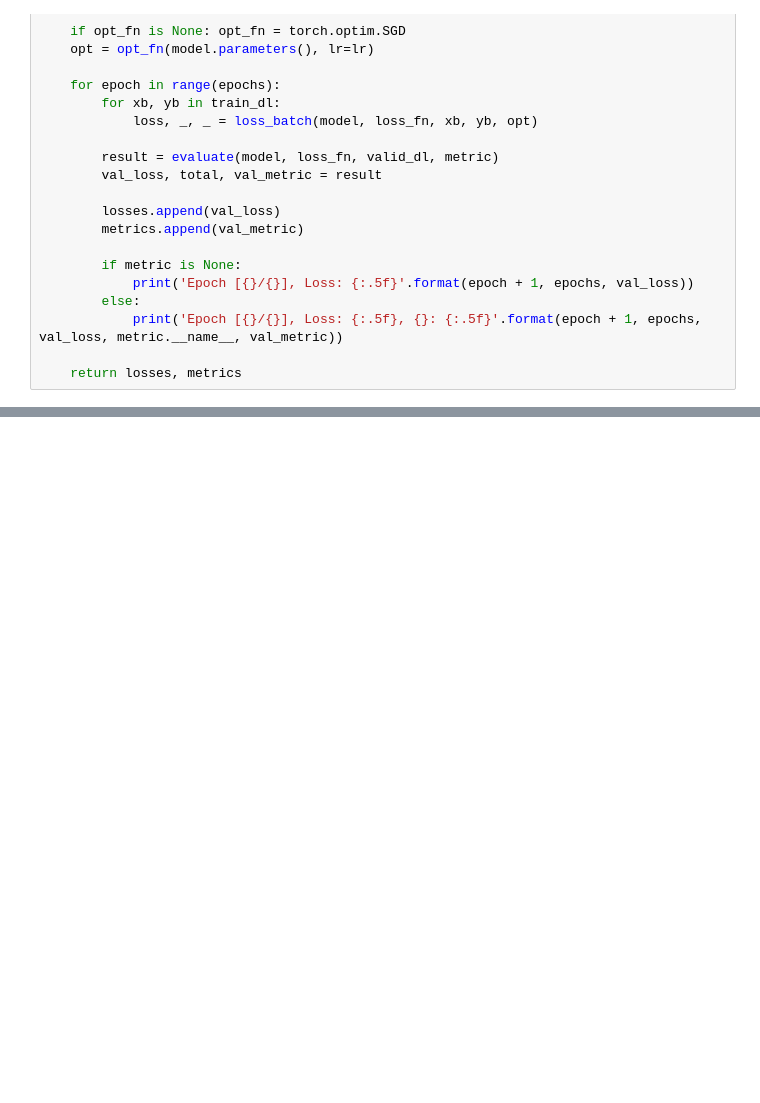
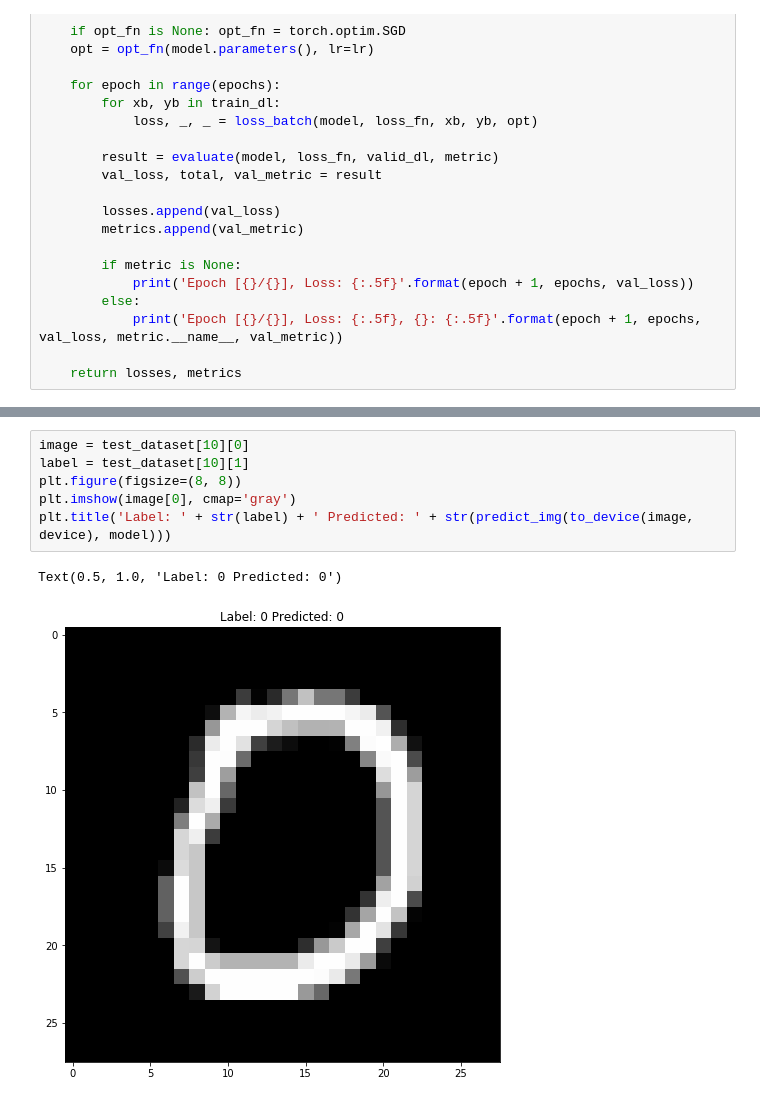
Before and after one commit to ShuklaJt11/ml-learning, a Jupyter notebook: Pytorch/pytorch_images_gpu_dnn.ipynb, the cells around one changed output, grey strips where cells are left out. Drawn from its saved outputs; the diff is of its cells as text; blank space fills up the shorter version.

```diff
--- a/Pytorch/pytorch_images_gpu_dnn.ipynb
+++ b/Pytorch/pytorch_images_gpu_dnn.ipynb
@@ -180,0 +303,9 @@ def fit(epochs, lr, model, loss_fn, train_dl, valid_dl, opt_fn=None, metric=None
+# %%
+image = test_dataset[10][0]
+label = test_dataset[10][1]
+plt.figure(figsize=(8, 8))
+plt.imshow(image[0], cmap='gray')
+plt.title('Label: ' + str(label) + ' Predicted: ' + str(predict_img(to_device(image, device), model)))
+# %% [output]
+Text(0.5, 1.0, 'Label: 0 Predicted: 0')
+[figure, added]
```
Also changed, not shown: parts of 19 cells of this notebook.
